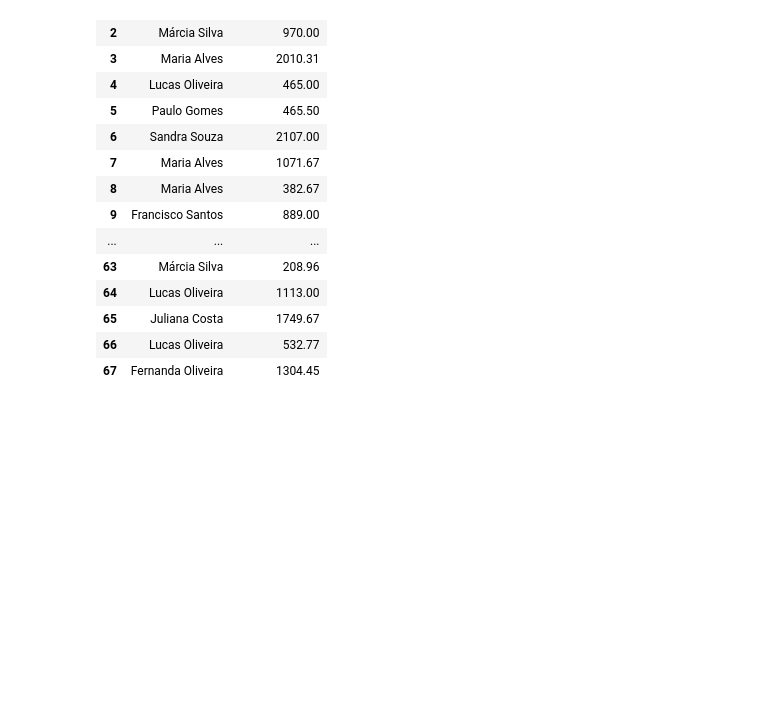
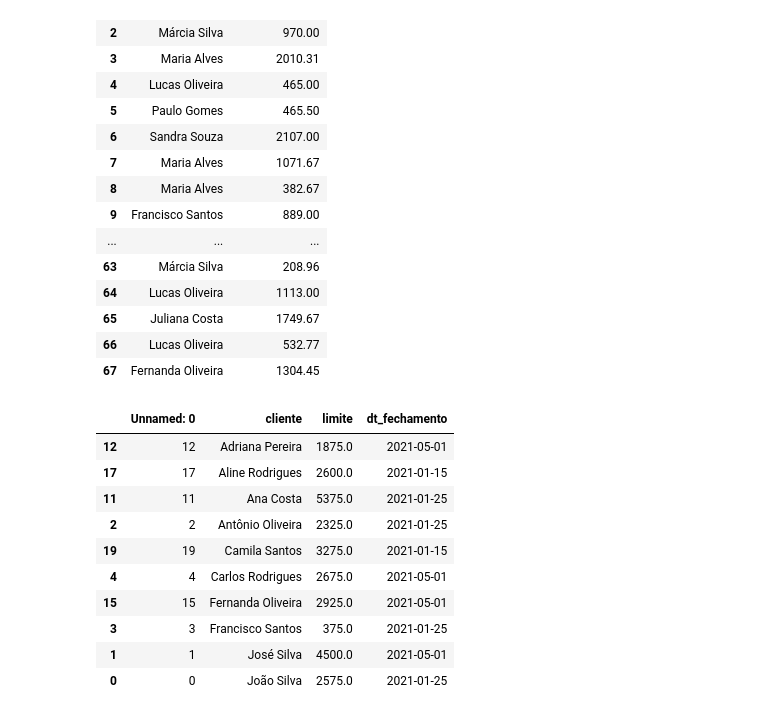
Before and after one commit to martinlietz/squadcinza_projeto3, a Jupyter notebook: projeto.ipynb, the cells around one changed output. Drawn from its saved outputs; the diff is of its cells as text; code cells hidden in the pictures; blank space fills up the shorter version.

```diff
--- a/projeto.ipynb
+++ b/projeto.ipynb
@@ -20,6 +20,7 @@ df_limites['limite'] = df_limites['limite'].str.replace('R ','')
 df_limites['limite'] = df_limites['limite'].str.replace(',','.')
 df_limites['limite'] = pd.to_numeric(df_limites['limite'])
 df_limites['cliente'] = df_limites['cliente'].str.title()
+df_limites['cliente'] = df_limites['cliente'].str.strip()
 # %%
 df_limites.isnull().sum()
 # %% [output]
@@ -135,0 +140,14 @@ df_gastos_acum.head()
+# %%
+df_limites.sort_values(by='cliente').head(10)
+# %% [output]
+|  | Unnamed: 0 | cliente | limite | dt_fechamento |
+| 12 | 12 | Adriana Pereira | 1875.0 | 2021-05-01 |
+| 17 | 17 | Aline Rodrigues | 2600.0 | 2021-01-15 |
+| 11 | 11 | Ana Costa | 5375.0 | 2021-01-25 |
+| 2 | 2 | Antônio Oliveira | 2325.0 | 2021-01-25 |
+| 19 | 19 | Camila Santos | 3275.0 | 2021-01-15 |
+| 4 | 4 | Carlos Rodrigues | 2675.0 | 2021-05-01 |
+| 15 | 15 | Fernanda Oliveira | 2925.0 | 2021-05-01 |
+| 3 | 3 | Francisco Santos | 375.0 | 2021-01-25 |
+| 1 | 1 | José Silva | 4500.0 | 2021-05-01 |
+| 0 | 0 | João Silva | 2575.0 | 2021-01-25 |
```
Also changed, not shown: parts of 14 cells of this notebook.
